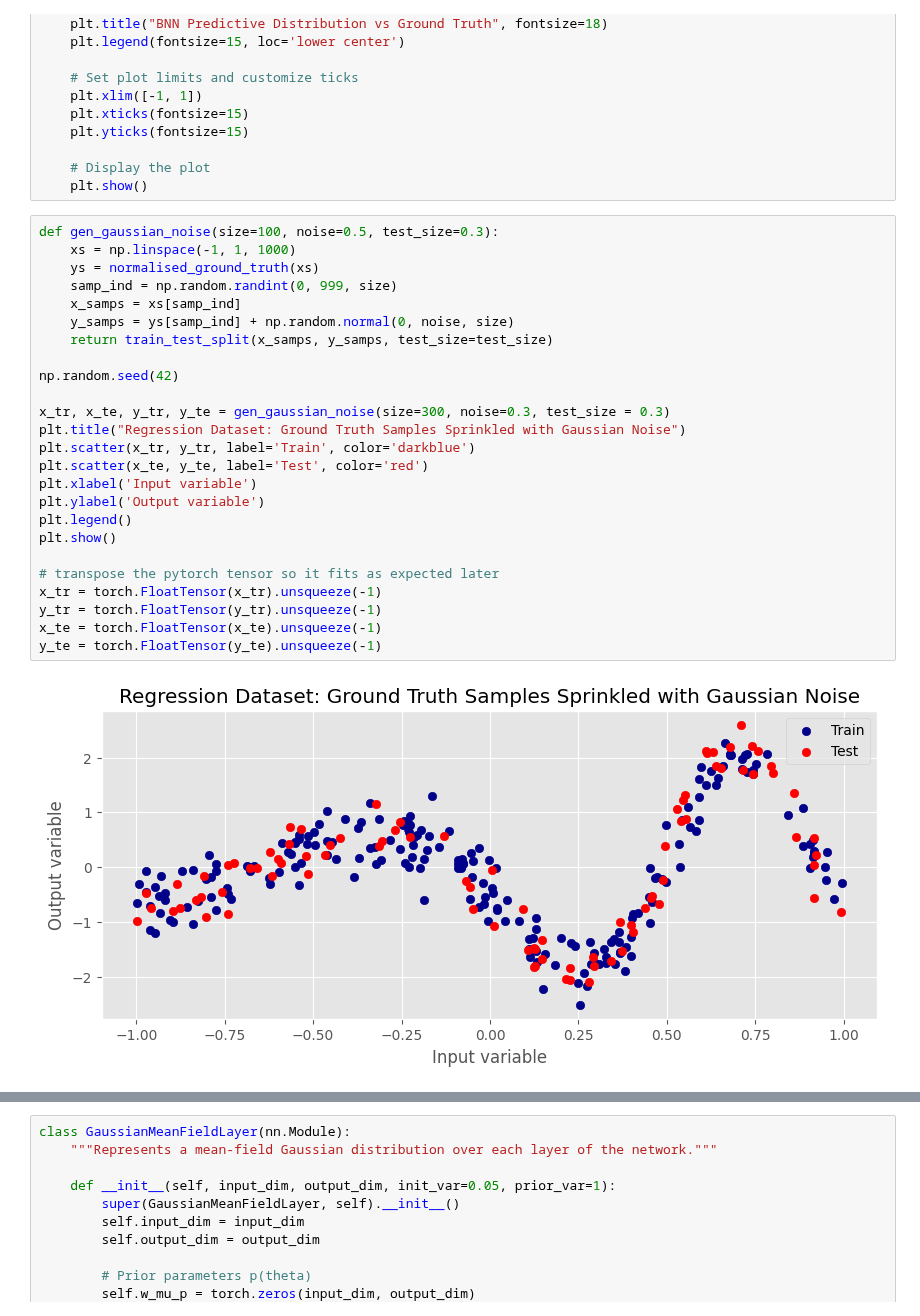
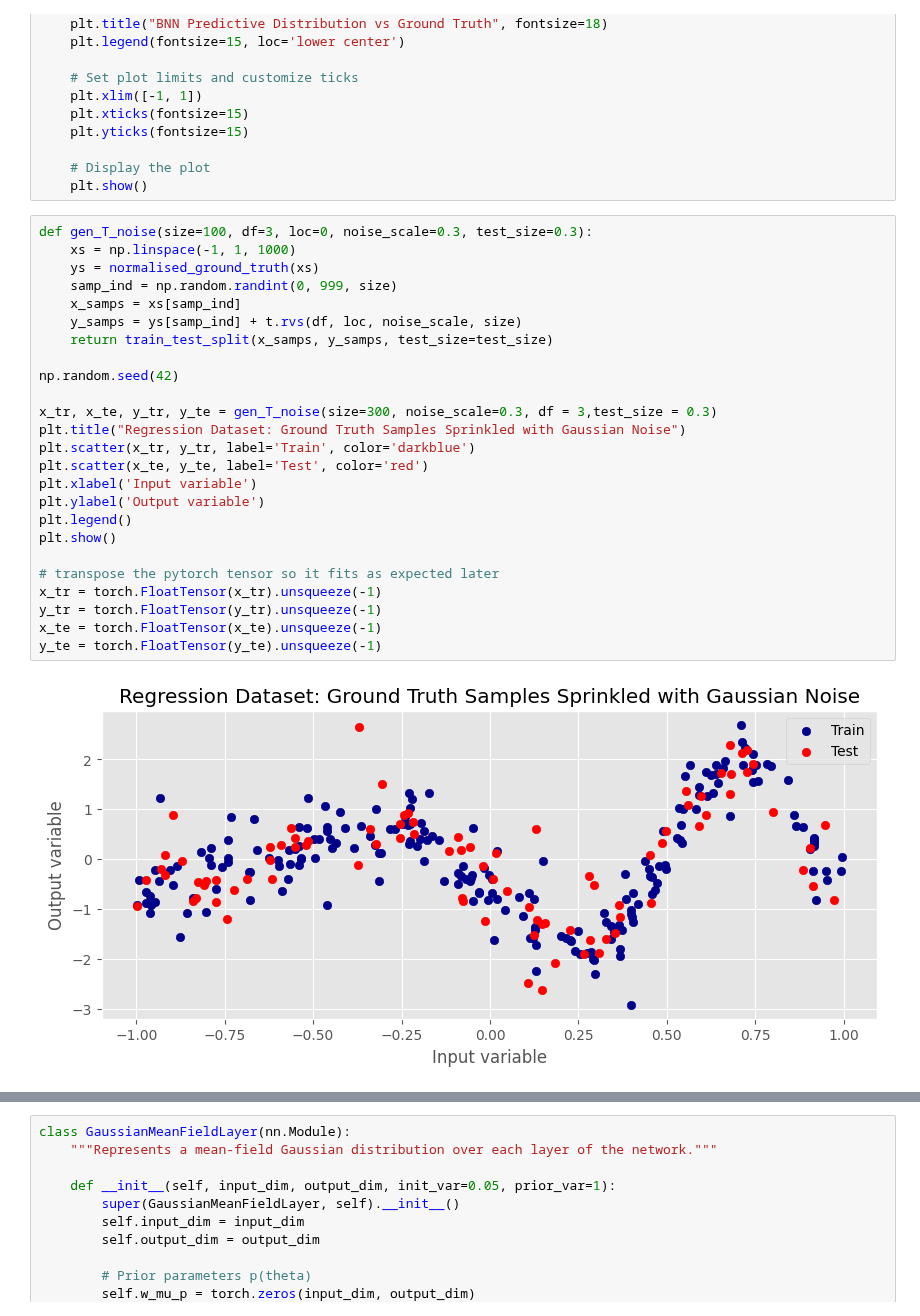
Before and after one commit to Marco-Gal/Bayesian-Neural-Network-Project, a Jupyter notebook: t distribution toy problems/Gaussian Training/Marco T.ipynb, the cells around one changed output, grey strips where cells are left out. Saved outputs shown, nothing was run; the diff lists cells and outputs as text.

```diff
--- a/t distribution toy problems/Gaussian Training/Marco T.ipynb
+++ b/t distribution toy problems/Gaussian Training/Marco T.ipynb
@@ -64,30 +64,30 @@ def plot_bnn_predictive_distribution(bnn_model, x_tr, y_tr, num_samps=1000):
     # Display the plot
     plt.show()
 # %%
-def gen_gaussian_noise(size=100, noise=0.5, test_size=0.3):
+def gen_T_noise(size=100, df=3, loc=0, noise_scale=0.3, test_size=0.3):
     xs = np.linspace(-1, 1, 1000)
     ys = normalised_ground_truth(xs)
     samp_ind = np.random.randint(0, 999, size)
     x_samps = xs[samp_ind]
-    y_samps = ys[samp_ind] + np.random.normal(0, noise, size)
+    y_samps = ys[samp_ind] + t.rvs(df, loc, noise_scale, size)
     return train_test_split(x_samps, y_samps, test_size=test_size)
 
 np.random.seed(42)
 
-x_tr, x_te, y_tr, y_te = gen_gaussian_noise(size=300, noise=0.3, test_size = 0.3)
+x_tr, x_te, y_tr, y_te = gen_T_noise(size=300, noise_scale=0.3, df = 3,test_size = 0.3)
 plt.title("Regression Dataset: Ground Truth Samples Sprinkled with Gaussian Noise")
 plt.scatter(x_tr, y_tr, label='Train', color='darkblue')
 plt.scatter(x_te, y_te, label='Test', color='red')
 plt.xlabel('Input variable')
 plt.ylabel('Output variable')
 plt.legend()
 plt.show()
 
 # transpose the pytorch tensor so it fits as expected later
 x_tr = torch.FloatTensor(x_tr).unsqueeze(-1)
 y_tr = torch.FloatTensor(y_tr).unsqueeze(-1)
 x_te = torch.FloatTensor(x_te).unsqueeze(-1)
 y_te = torch.FloatTensor(y_te).unsqueeze(-1)
 # %% [output]
-[figure, old version]
+[figure, new version]
 # %%
```
Also changed, not shown: parts of 5 cells of this notebook, 2 other files.
